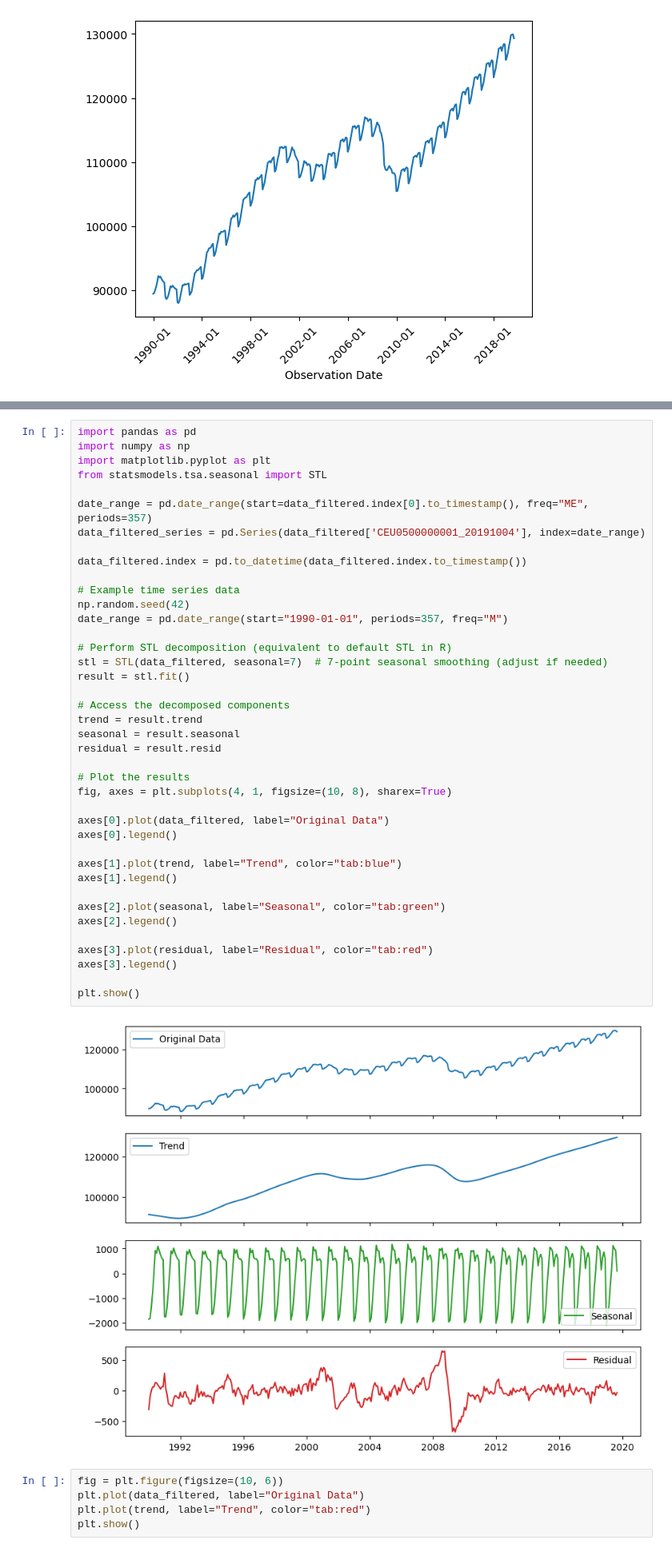
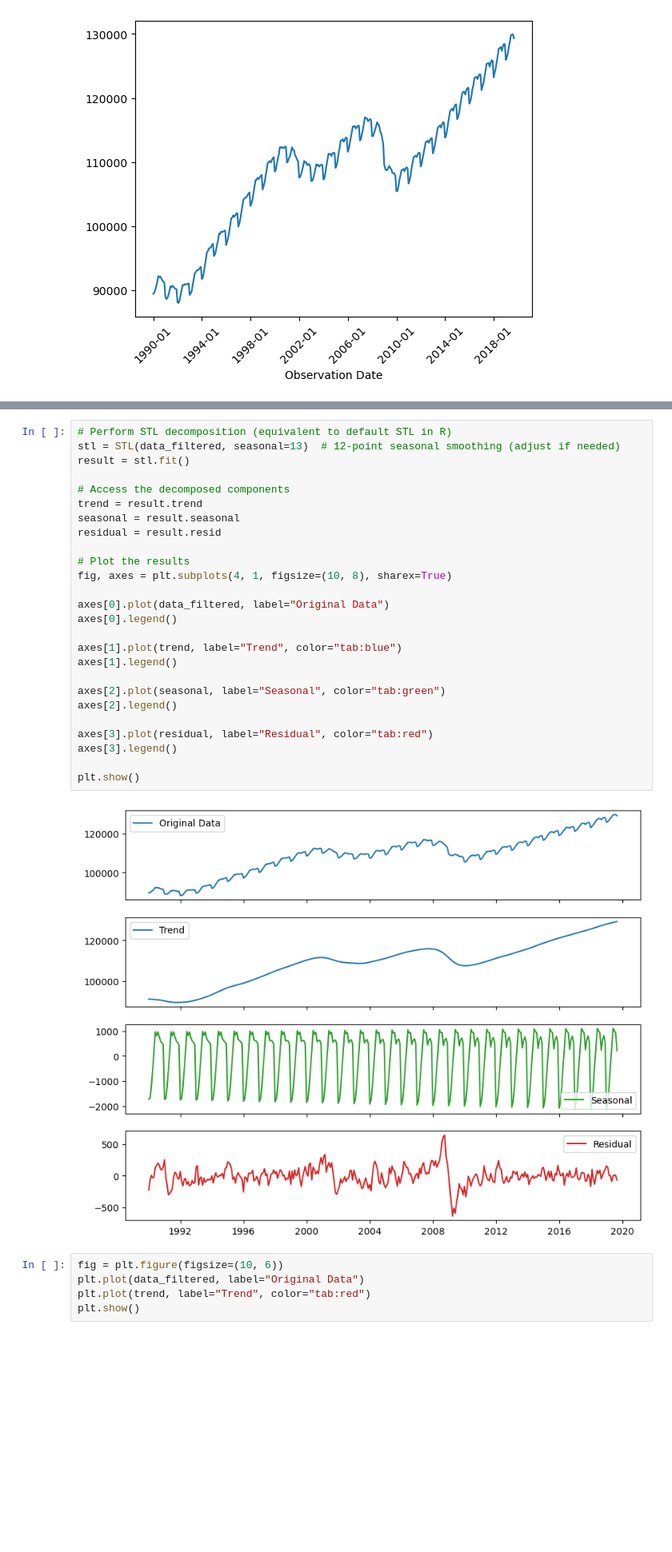
Before and after one commit to michalwojcik13/fpp3, a Jupyter notebook: python examples/#3 Time series decomposition.ipynb, the cells around one changed output, grey strips where cells are left out. Shown at 80% size. Cells and saved outputs as stored; diff of their text form; blank space fills up the shorter version.

```diff
--- a/python examples/#3 Time series decomposition.ipynb
+++ b/python examples/#3 Time series decomposition.ipynb
@@ -110,45 +71,31 @@ Freq: ME, Name: CEU0500000001_20191004, Length: 357, dtype: float64
 # %%
-import pandas as pd
-import numpy as np
-import matplotlib.pyplot as plt
-from statsmodels.tsa.seasonal import STL
-
-date_range = pd.date_range(start=data_filtered.index[0].to_timestamp(), freq="ME", periods=357)
-data_filtered_series = pd.Series(data_filtered['CEU0500000001_20191004'], index=date_range)
-
-data_filtered.index = pd.to_datetime(data_filtered.index.to_timestamp())
-
-# Example time series data
-np.random.seed(42)
-date_range = pd.date_range(start="1990-01-01", periods=357, freq="M")
-
 # Perform STL decomposition (equivalent to default STL in R)
-stl = STL(data_filtered, seasonal=7)  # 7-point seasonal smoothing (adjust if needed)
+stl = STL(data_filtered, seasonal=13)  # 12-point seasonal smoothing (adjust if needed)
 result = stl.fit()
 
 # Access the decomposed components
 trend = result.trend
 seasonal = result.seasonal
 residual = result.resid
 
 # Plot the results
 fig, axes = plt.subplots(4, 1, figsize=(10, 8), sharex=True)
 
 axes[0].plot(data_filtered, label="Original Data")
 axes[0].legend()
 
 axes[1].plot(trend, label="Trend", color="tab:blue")
 axes[1].legend()
 
 axes[2].plot(seasonal, label="Seasonal", color="tab:green")
 axes[2].legend()
 
 axes[3].plot(residual, label="Residual", color="tab:red")
 axes[3].legend()
 
 plt.show()
 # %% [output]
-[figure, old version]
+[figure, new version]
 # %%
 fig = plt.figure(figsize=(10, 6))
 plt.plot(data_filtered, label="Original Data")
```
Also changed, not shown: parts of 12 cells of this notebook.
